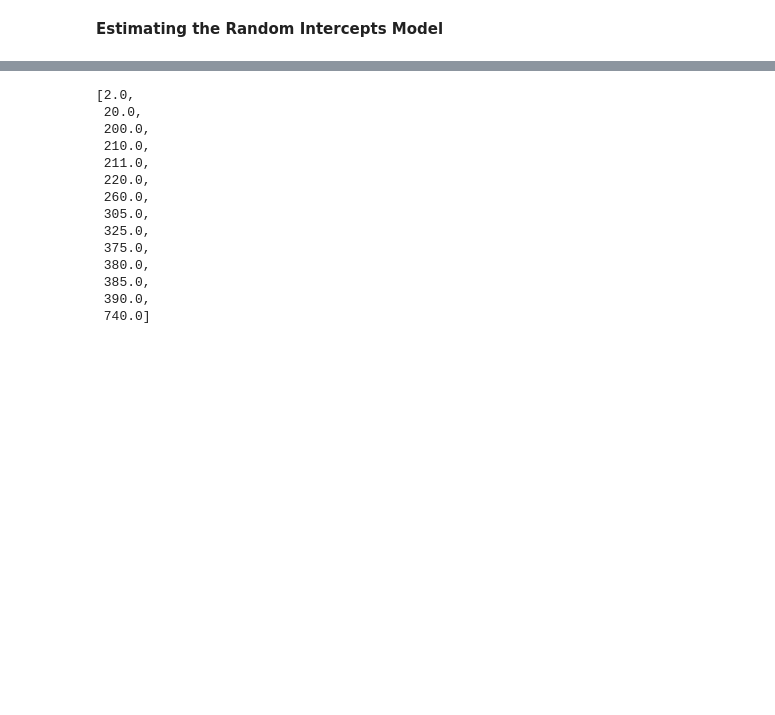
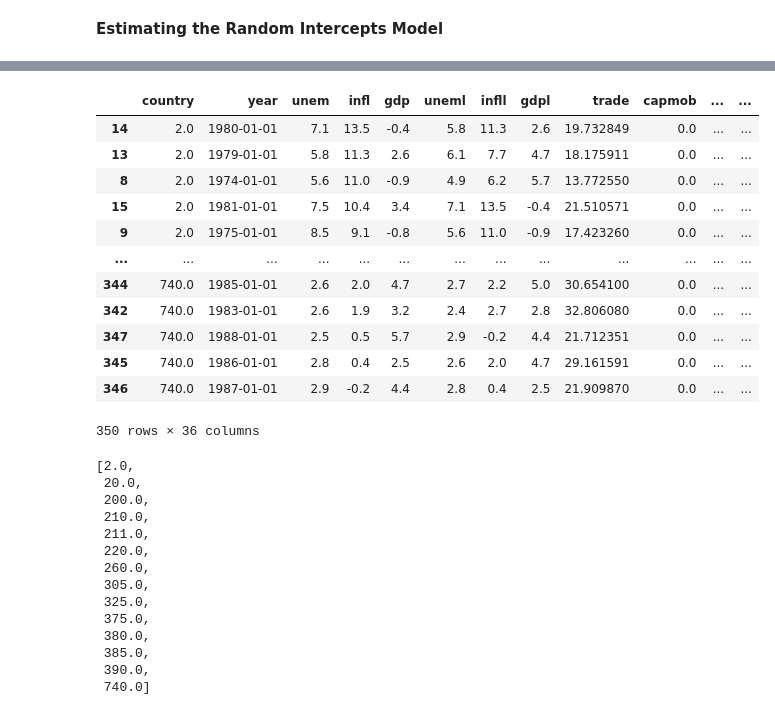
Before and after one commit to jgkorman/Statistical-Analysis-In-Python, a Jupyter notebook: Assignment_1_MLE2_Korman_JamesG_ICPSR_2022.ipynb, the cells around one changed output, grey strips where cells are left out. Saved outputs shown, nothing was run; the diff lists cells and outputs as text; code cells hidden in the pictures; blank space fills up the shorter version.

```diff
--- a/Assignment_1_MLE2_Korman_JamesG_ICPSR_2022.ipynb
+++ b/Assignment_1_MLE2_Korman_JamesG_ICPSR_2022.ipynb
@@ -222,0 +292,6 @@ df1
+# %%
+# making a copy of the dataframe
+df_new = df.copy()
+# putting the random effects (random intercepts) into the new dataframe via mapping
+df_new['random_effects'] = df_new['country'].map(random_intercepts)
+df_new
@@ -222,0 +334,4 @@ df1
+# %%
+# converting the random effects values to float
+df_new['random_effects'] = df_new['random_effects'].astype(float)
+df_new
@@ -247,2 +401,19 @@ df1_sort
+# %%
+df_new_sort = df_new.sort_values(['country', 'y_hat_within']).copy()
+df_new_sort
+# %% [output]
+|  | country | year | unem | infl | gdp | uneml | infll | gdpl | trade | capmob | ... | ... |
+| 14 | 2.0 | 1980-01-01 | 7.1 | 13.5 | -0.4 | 5.8 | 11.3 | 2.6 | 19.732849 | 0.0 | ... | ... |
+| 13 | 2.0 | 1979-01-01 | 5.8 | 11.3 | 2.6 | 6.1 | 7.7 | 4.7 | 18.175911 | 0.0 | ... | ... |
+| 8 | 2.0 | 1974-01-01 | 5.6 | 11.0 | -0.9 | 4.9 | 6.2 | 5.7 | 13.772550 | 0.0 | ... | ... |
+| 15 | 2.0 | 1981-01-01 | 7.5 | 10.4 | 3.4 | 7.1 | 13.5 | -0.4 | 21.510571 | 0.0 | ... | ... |
+| 9 | 2.0 | 1975-01-01 | 8.5 | 9.1 | -0.8 | 5.6 | 11.0 | -0.9 | 17.423260 | 0.0 | ... | ... |
+| ... | ... | ... | ... | ... | ... | ... | ... | ... | ... | ... | ... | ... |
+| 344 | 740.0 | 1985-01-01 | 2.6 | 2.0 | 4.7 | 2.7 | 2.2 | 5.0 | 30.654100 | 0.0 | ... | ... |
+| 342 | 740.0 | 1983-01-01 | 2.6 | 1.9 | 3.2 | 2.4 | 2.7 | 2.8 | 32.806080 | 0.0 | ... | ... |
+| 347 | 740.0 | 1988-01-01 | 2.5 | 0.5 | 5.7 | 2.9 | -0.2 | 4.4 | 21.712351 | 0.0 | ... | ... |
+| 345 | 740.0 | 1986-01-01 | 2.8 | 0.4 | 2.5 | 2.6 | 2.0 | 4.7 | 29.161591 | 0.0 | ... | ... |
+| 346 | 740.0 | 1987-01-01 | 2.9 | -0.2 | 4.4 | 2.8 | 0.4 | 2.5 | 21.909870 | 0.0 | ... | ... |
+350 rows × 36 columns
 # %%
 # creating a list of countries to add into the the plot's legend
```
Also changed, not shown: parts of 42 cells of this notebook.
